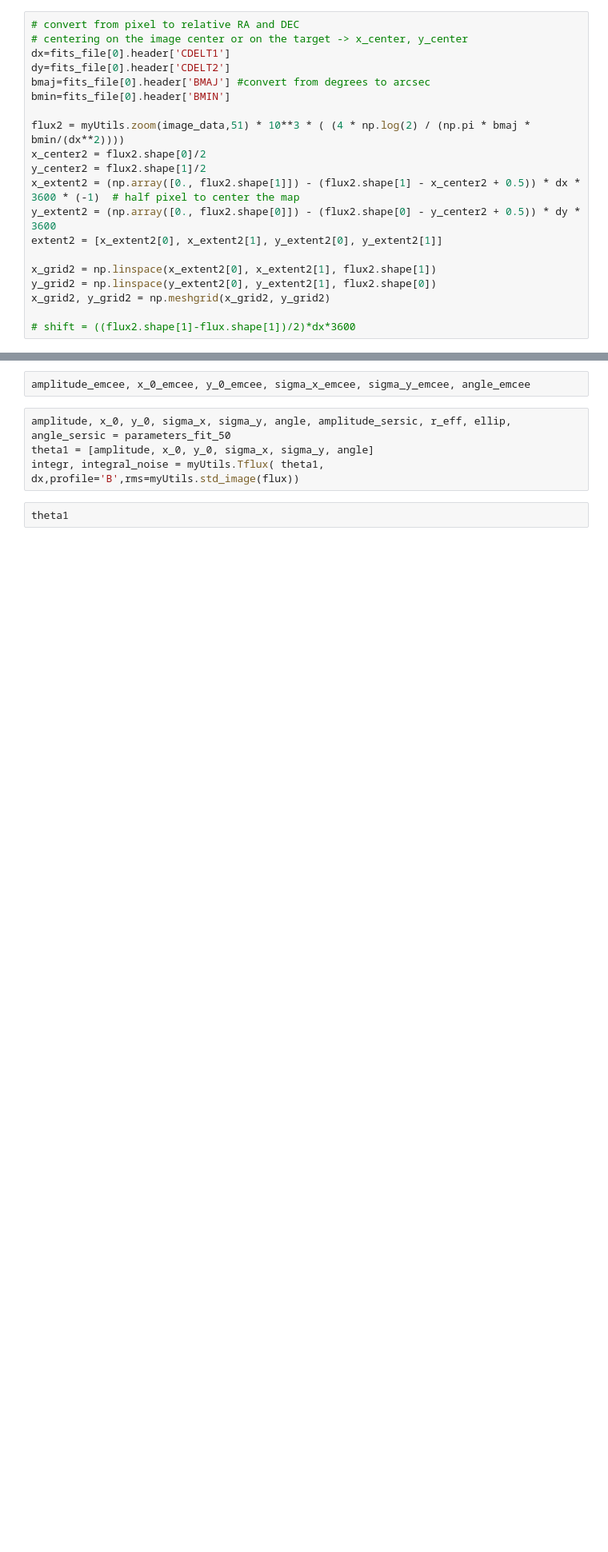
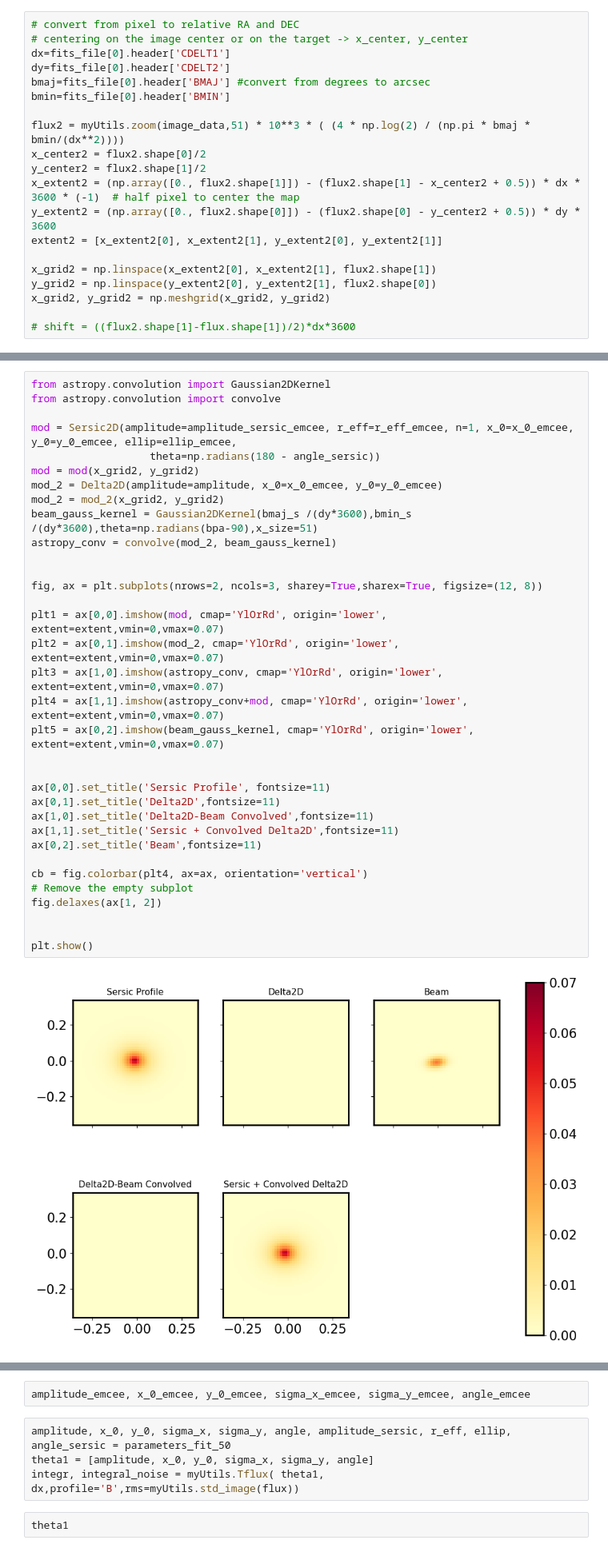
Before and after one commit to agzalcazar/Emcee_ALMA, a Jupyter notebook: fitting_2DGaussian+sersic.ipynb, the cells around one changed output, grey strips where cells are left out. Shown at 80% size. Cells and saved outputs as stored; diff of their text form; blank space fills up the shorter version.

```diff
--- a/fitting_2DGaussian+sersic.ipynb
+++ b/fitting_2DGaussian+sersic.ipynb
@@ -452,0 +509,36 @@ cbar.set_label(r'Flux density [$m$Jy]')
+# %%
+from astropy.convolution import Gaussian2DKernel
+from astropy.convolution import convolve
+
+mod = Sersic2D(amplitude=amplitude_sersic_emcee, r_eff=r_eff_emcee, n=1, x_0=x_0_emcee, y_0=y_0_emcee, ellip=ellip_emcee,
+                   theta=np.radians(180 - angle_sersic))
+mod = mod(x_grid2, y_grid2)
+mod_2 = Delta2D(amplitude=amplitude, x_0=x_0_emcee, y_0=y_0_emcee)
+mod_2 = mod_2(x_grid2, y_grid2)
+beam_gauss_kernel = Gaussian2DKernel(bmaj_s /(dy*3600),bmin_s /(dy*3600),theta=np.radians(bpa-90),x_size=51)
+astropy_conv = convolve(mod_2, beam_gauss_kernel)
+
+
+fig, ax = plt.subplots(nrows=2, ncols=3, sharey=True,sharex=True, figsize=(12, 8))
+
+plt1 = ax[0,0].imshow(mod, cmap='YlOrRd', origin='lower', extent=extent,vmin=0,vmax=0.07)
+plt2 = ax[0,1].imshow(mod_2, cmap='YlOrRd', origin='lower', extent=extent,vmin=0,vmax=0.07)
+plt3 = ax[1,0].imshow(astropy_conv, cmap='YlOrRd', origin='lower', extent=extent,vmin=0,vmax=0.07)
+plt4 = ax[1,1].imshow(astropy_conv+mod, cmap='YlOrRd', origin='lower', extent=extent,vmin=0,vmax=0.07)
+plt5 = ax[0,2].imshow(beam_gauss_kernel, cmap='YlOrRd', origin='lower', extent=extent,vmin=0,vmax=0.07)
+
+
+ax[0,0].set_title('Sersic Profile', fontsize=11)
+ax[0,1].set_title('Delta2D',fontsize=11)
+ax[1,0].set_title('Delta2D-Beam Convolved',fontsize=11)
+ax[1,1].set_title('Sersic + Convolved Delta2D',fontsize=11)
+ax[0,2].set_title('Beam',fontsize=11)
+
+cb = fig.colorbar(plt4, ax=ax, orientation='vertical')
+# Remove the empty subplot
+fig.delaxes(ax[1, 2])
+
+
+plt.show()
+# %% [output]
+[figure, added]
```
Also changed, not shown: parts of 22 cells of this notebook, 5 other files.
